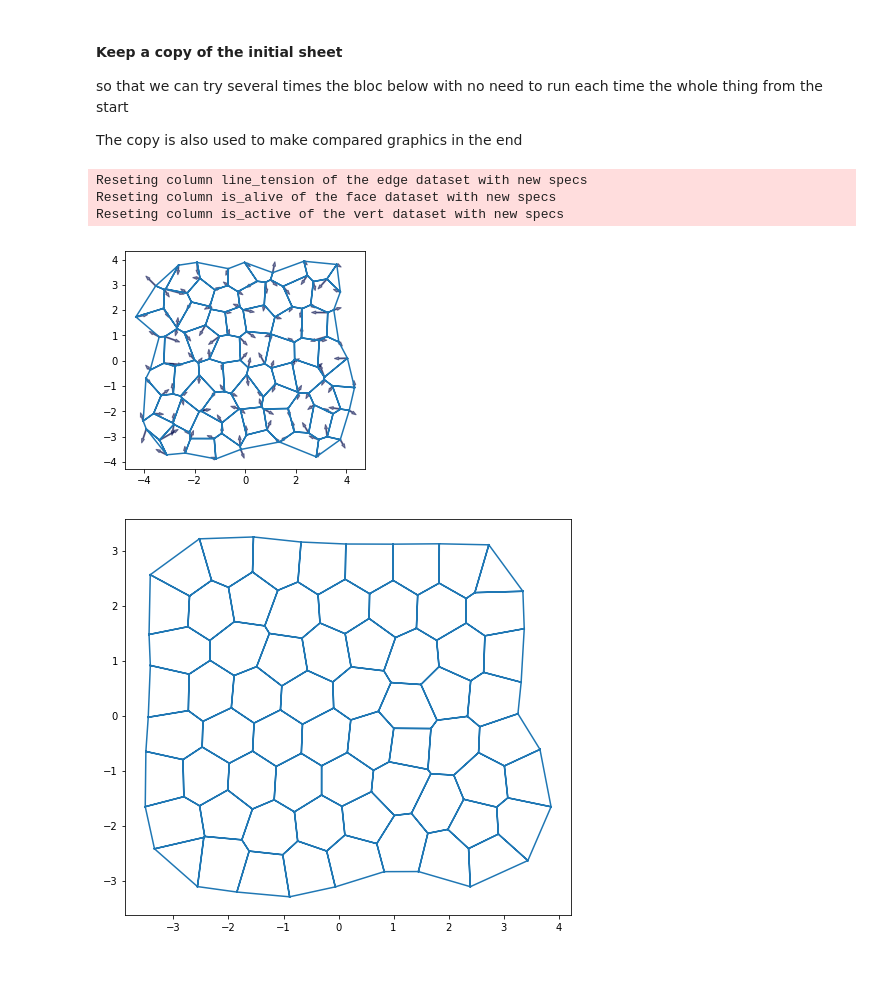
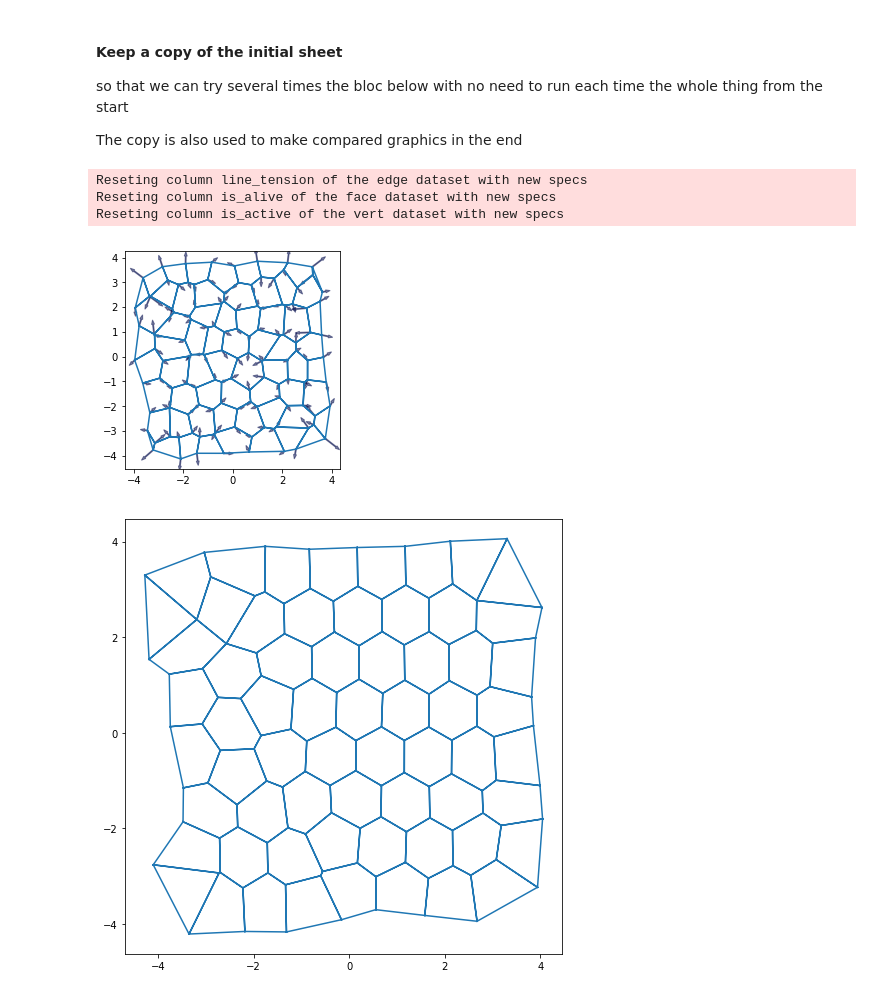
Before and after one commit to suzannelab/polarity, a Jupyter notebook: notebooks/Polarity_2prot_v2.ipynb, the cells around one changed output. Cells and saved outputs as stored; diff of their text form; code cells hidden in the pictures; blank space fills up the shorter version.

```diff
--- a/notebooks/Polarity_2prot_v2.ipynb
+++ b/notebooks/Polarity_2prot_v2.ipynb
@@ -71,8 +71,10 @@ fig, ax = sheet_view(sheet, mode='quick')
 sheet.face_df['myosin_max'] = 100
 sheet.face_df['bazooka_max'] = 100
 
-sheet.edge_df['myosin'] = np.random.uniform(0, 10, sheet.Ne)
-sheet.edge_df['bazooka'] = np.random.uniform(0, 10, sheet.Ne)
+#sheet.edge_df['myosin'] = np.random.uniform(0, 10, sheet.Ne)
+#sheet.edge_df['bazooka'] = np.random.uniform(0, 10, sheet.Ne)
+sheet.edge_df['myosin'] = 10
+sheet.edge_df['bazooka'] = 10
 sheet.edge_df['line_tension'] = 0.2
 
 sheet_init = sheet.copy(deep_copy=True)
@@ -84,7 +86,7 @@ sheet_init = sheet.copy(deep_copy=True)
 # %%
 InitialSheet = copy.deepcopy(sheet)
 # %%
-class LineTensionPolarity(effectors.AbstractEffector):
+"""class LineTensionPolarity(effectors.AbstractEffector):
     #Passive force : µ*l
     #Active force : myosin*myosin_force_constant(=2nN)
 
@@ -98,12 +100,11 @@ class LineTensionPolarity(effectors.AbstractEffector):
               "myosin",
               "length"}}
 
-    #spatial_ref = "mean_length", units.length
+    spatial_ref = "mean_length", units.length
 
     @staticmethod
     def energy(eptm):
-        return eptm.edge_df.eval(
-             "(length * 0.14 + 0.324*myosin)*is_active "
+        return eptm.edge_df.eval(tive "
             # Values from lan et al 2018.
         )  # accounts for half edges
 
@@ -116,7 +117,32 @@ class LineTensionPolarity(effectors.AbstractEffector):
         grad_srce.columns = ["g" + u for u in eptm.coords]
         grad_trgt = -grad_srce
         return grad_srce, grad_trgt
+    """
 
+
+class ChemGeom(PlanarGeometry):
+
+    @classmethod
+    def update_all(cls, sheet):
+        super().update_all(sheet)
+        #cls.update_concentrations(sheet)
+        cls.update_tension(sheet)
+
+    @staticmethod
+    def update_tension(sheet):
+        sheet.edge_df['line_tension'] = sheet.edge_df.eval(
+            '0.00324 * myosin') + sheet.settings["tension0"]
+
+    @staticmethod
+    def update_concentrations(sheet):
+        sheet.edge_df['concentration'] = sheet.edge_df.eval("protein_number / length")
+        sheet.face_df['concentration'] = (
+            sheet.face_df['total_protein']
+            - sheet.sum_face(sheet.edge_df["protein_number"]).values.ravel()
+        ) / sheet.face_df["area"]
+        sheet.edge_df['o_protein_number'] = data_at_opposite(
+            sheet, sheet.edge_df["protein_number"], free_value=0)
+        sheet.edge_df['b_concentration'] = sheet.upcast_face('concentration')
 
 class Compression(effectors.AbstractEffector):
 
@@ -134,7 +160,7 @@ class Compression(effectors.AbstractEffector):
 # %%
 model = model_factory(
                     [
-                    LineTensionPolarity,
+                    effectors.LineTension,
                     #effectors.FaceContractility,
                     effectors.FaceAreaElasticity,
                     ], effectors.FaceAreaElasticity)
@@ -168,35 +194,35 @@ dynamics_specs = {
         "uy": 0.0,
         "uz": 0.0,
     },
     "face": {
         "is_alive": 1,
         "area_elasticity": 1.,
         "prefered_area": 1.,
         "contractility": 0.12
     },
     "vert": {
         "compression": 1.e-3,
         "extension": 1.,
         "is_active": 1,
         "viscosity": 1e-2,
     },
     "settings": {
         "tension0": 0.01
     }
 }
 
 
 sheet.update_specs(polarity_specs)
 sheet.update_specs(dynamics_specs, reset=True)
 sheet.get_opposite()
 
-fig, ax = plot_forces(sheet, PlanarGeometry, model, list('xy'), scaling=1)
+fig, ax = plot_forces(sheet, ChemGeom, model, list('xy'), scaling=1)
 InitialSheet = copy.deepcopy(sheet)
 # %% [output]
 Reseting column line_tension of the edge dataset with new specs
 Reseting column is_alive of the face dataset with new specs
 Reseting column is_active of the vert dataset with new specs
-[figure, old version]
+[figure, new version]
 # %%
 sheet = copy.deepcopy(InitialSheet)
 # %%
@@ -269,11 +295,11 @@ def update_protein_quantity(sheet, dt=0.1):
 #sheet = copy.deepcopy(InitialSheet)
 # Resolution mecanique
 
-res = solver.find_energy_min(sheet, PlanarGeometry, model)
+res = solver.find_energy_min(sheet, ChemGeom, model)
 
-PlanarGeometry.update_all(sheet)
+ChemGeom.update_all(sheet)
 
 fig, ax = sheet_view(sheet, mode='quick',)
 fig.set_size_inches((8, 8))
 # %% [output]
-[figure, old version]
+[figure, new version]
```
Also changed, not shown: parts of 9 cells of this notebook.
